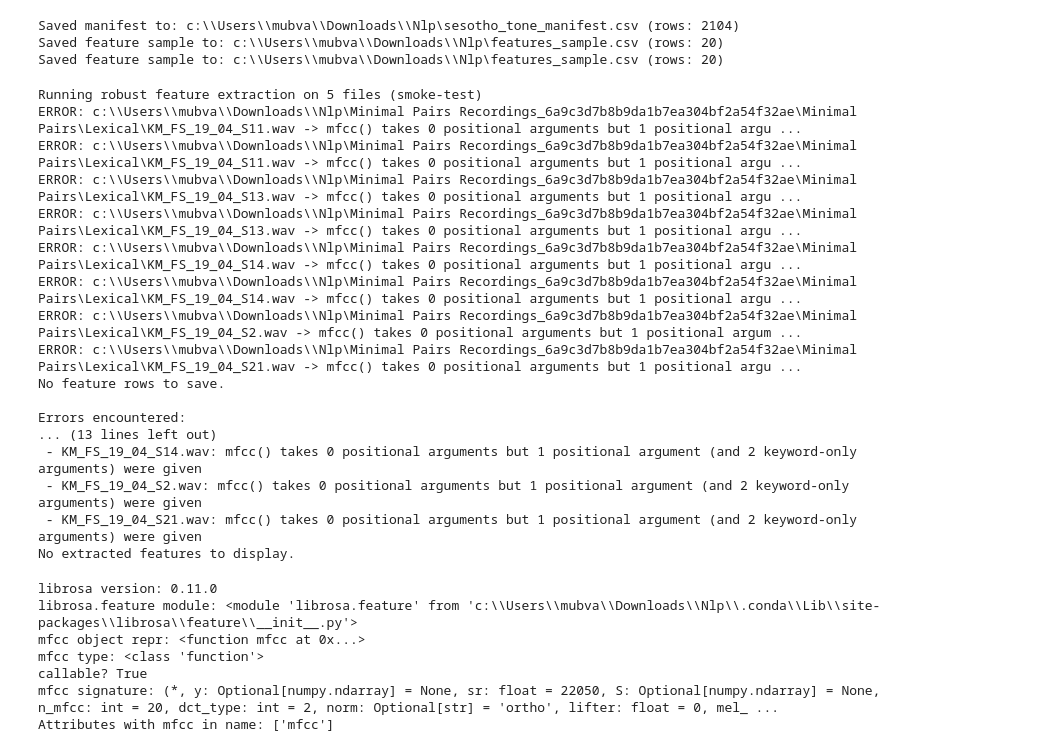
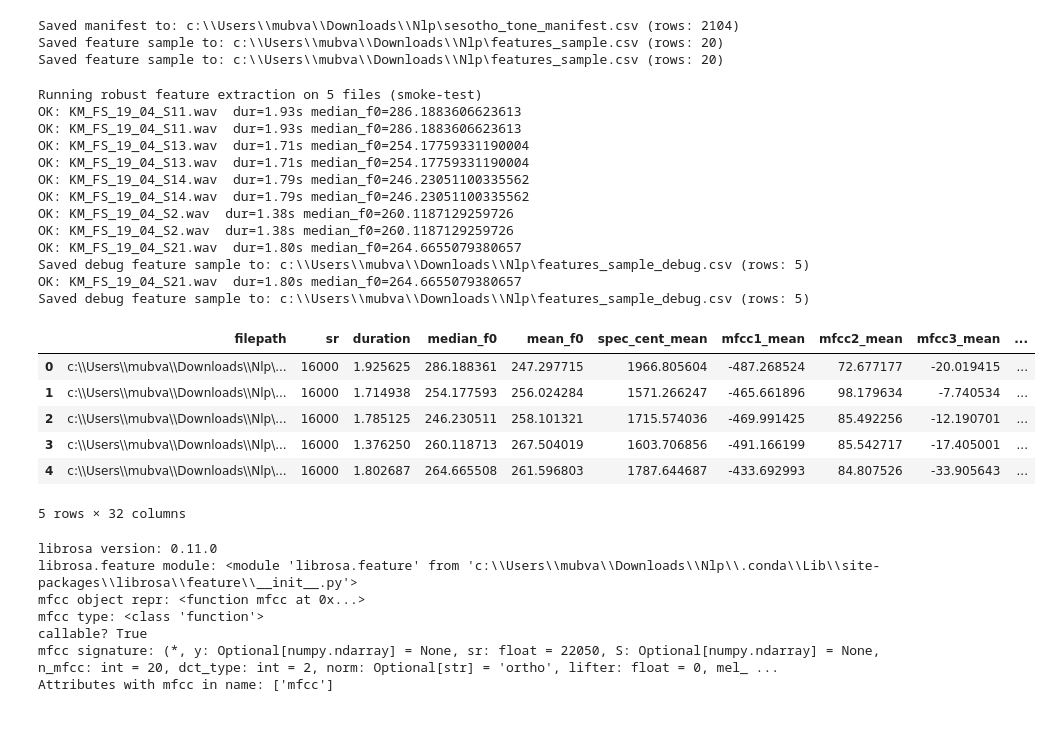
Before and after one commit to KillMonga130/Nlp, a Jupyter notebook: sesotho_tone_extraction_project/sesotho_tone_extraction.ipynb, the cells around one changed output. Saved outputs shown, nothing was run; the diff lists cells and outputs as text; code cells hidden in the pictures; blank space fills up the shorter version.

```diff
--- a/sesotho_tone_extraction_project/sesotho_tone_extraction.ipynb
+++ b/sesotho_tone_extraction_project/sesotho_tone_extraction.ipynb
@@ -510,6 +510,7 @@ Saved feature sample to: c:\\Users\\mubva\\Downloads\\Nlp\features_sample.csv (r
 # --- Step 9: Robust smoke-test for feature extraction (first 5 files) ---
 from pathlib import Path
 
+MANIFEST_PATH = os.path.join(PROJECT_ROOT, 'sesotho_tone_manifest.csv')
 TEST_FEATURES_PATH = os.path.join(PROJECT_ROOT, 'features_sample_debug.csv')
 
 def estimate_f0(y, sr):
@@ -549,10 +550,10 @@ for fp in sample_paths:
         y, sr = librosa.load(fp, sr=16000)
         duration = librosa.get_duration(y=y, sr=sr)
         median_f0, mean_f0 = estimate_f0(y, sr)
-        mfcc = librosa.feature.mfcc(y, sr=sr, n_mfcc=13)
+        mfcc = librosa.feature.mfcc(y=y, sr=sr, n_mfcc=13)
         mfcc_mean = np.mean(mfcc, axis=1)
         mfcc_std = np.std(mfcc, axis=1)
-        spec_cent = librosa.feature.spectral_centroid(y, sr=sr)
+        spec_cent = librosa.feature.spectral_centroid(y=y, sr=sr)
         spec_cent_mean = float(np.mean(spec_cent))
 
         row = {
@@ -565,49 +566,52 @@ for fp in sample_paths:
         }
         for i, val in enumerate(mfcc_mean, start=1):
             row[f'mfcc{str(i)}_mean'] = float(val)
         for i, val in enumerate(mfcc_std, start=1):
             row[f'mfcc{str(i)}_std'] = float(val)
         rows.append(row)
         print(f"OK: {os.path.basename(fp)}  dur={duration:.2f}s median_f0={median_f0}")
     except Exception as e:
         errors.append((fp, str(e)))
         print(f"ERROR: {fp} -> {e}")
 
 if rows:
     df = pd.DataFrame(rows)
     df.to_csv(TEST_FEATURES_PATH, index=False)
     print(f"Saved debug feature sample to: {TEST_FEATURES_PATH} (rows: {len(df)})")
 else:
     print("No feature rows to save.")
 
 if errors:
     print('\nErrors encountered:')
     for fp, msg in errors:
         print(f" - {os.path.basename(fp)}: {msg}")
 
 # Show the dataframe head if available
 if rows:
     display(df.head())
 else:
     print('No extracted features to display.')
 # %% [output]
 Running robust feature extraction on 5 files (smoke-test)
-ERROR: c:\\Users\\mubva\\Downloads\\Nlp\Minimal Pairs Recordings_6a9c3d7b8b9da1b7ea304bf2a54f32ae\Minimal Pairs\Lexical\KM_FS_19_04_S11.wav -> mfcc() takes 0 positional arguments but 1 positional argu ...
-ERROR: c:\\Users\\mubva\\Downloads\\Nlp\Minimal Pairs Recordings_6a9c3d7b8b9da1b7ea304bf2a54f32ae\Minimal Pairs\Lexical\KM_FS_19_04_S11.wav -> mfcc() takes 0 positional arguments but 1 positional argu ...
-ERROR: c:\\Users\\mubva\\Downloads\\Nlp\Minimal Pairs Recordings_6a9c3d7b8b9da1b7ea304bf2a54f32ae\Minimal Pairs\Lexical\KM_FS_19_04_S13.wav -> mfcc() takes 0 positional arguments but 1 positional argu ...
-ERROR: c:\\Users\\mubva\\Downloads\\Nlp\Minimal Pairs Recordings_6a9c3d7b8b9da1b7ea304bf2a54f32ae\Minimal Pairs\Lexical\KM_FS_19_04_S13.wav -> mfcc() takes 0 positional arguments but 1 positional argu ...
-ERROR: c:\\Users\\mubva\\Downloads\\Nlp\Minimal Pairs Recordings_6a9c3d7b8b9da1b7ea304bf2a54f32ae\Minimal Pairs\Lexical\KM_FS_19_04_S14.wav -> mfcc() takes 0 positional arguments but 1 positional argu ...
-ERROR: c:\\Users\\mubva\\Downloads\\Nlp\Minimal Pairs Recordings_6a9c3d7b8b9da1b7ea304bf2a54f32ae\Minimal Pairs\Lexical\KM_FS_19_04_S14.wav -> mfcc() takes 0 positional arguments but 1 positional argu ...
-ERROR: c:\\Users\\mubva\\Downloads\\Nlp\Minimal Pairs Recordings_6a9c3d7b8b9da1b7ea304bf2a54f32ae\Minimal Pairs\Lexical\KM_FS_19_04_S2.wav -> mfcc() takes 0 positional arguments but 1 positional argum ...
-ERROR: c:\\Users\\mubva\\Downloads\\Nlp\Minimal Pairs Recordings_6a9c3d7b8b9da1b7ea304bf2a54f32ae\Minimal Pairs\Lexical\KM_FS_19_04_S21.wav -> mfcc() takes 0 positional arguments but 1 positional argu ...
-No feature rows to save.
-
-Errors encountered:
-... (13 lines left out)
- - KM_FS_19_04_S14.wav: mfcc() takes 0 positional arguments but 1 positional argument (and 2 keyword-only arguments) were given
- - KM_FS_19_04_S2.wav: mfcc() takes 0 positional arguments but 1 positional argument (and 2 keyword-only arguments) were given
- - KM_FS_19_04_S21.wav: mfcc() takes 0 positional arguments but 1 positional argument (and 2 keyword-only arguments) were given
-No extracted features to display.
+OK: KM_FS_19_04_S11.wav  dur=1.93s median_f0=286.1883606623613
+OK: KM_FS_19_04_S11.wav  dur=1.93s median_f0=286.1883606623613
+OK: KM_FS_19_04_S13.wav  dur=1.71s median_f0=254.17759331190004
+OK: KM_FS_19_04_S13.wav  dur=1.71s median_f0=254.17759331190004
+OK: KM_FS_19_04_S14.wav  dur=1.79s median_f0=246.23051100335562
+OK: KM_FS_19_04_S14.wav  dur=1.79s median_f0=246.23051100335562
+OK: KM_FS_19_04_S2.wav  dur=1.38s median_f0=260.1187129259726
+OK: KM_FS_19_04_S2.wav  dur=1.38s median_f0=260.1187129259726
+OK: KM_FS_19_04_S21.wav  dur=1.80s median_f0=264.6655079380657
+Saved debug feature sample to: c:\\Users\\mubva\\Downloads\\Nlp\features_sample_debug.csv (rows: 5)
+OK: KM_FS_19_04_S21.wav  dur=1.80s median_f0=264.6655079380657
+Saved debug feature sample to: c:\\Users\\mubva\\Downloads\\Nlp\features_sample_debug.csv (rows: 5)
+|  | filepath | sr | duration | median_f0 | mean_f0 | spec_cent_mean | mfcc1_mean | mfcc2_mean | mfcc3_mean | ... |
+| 0 | c:\\Users\\mubva\\Downloads\\Nlp\... | 16000 | 1.925625 | 286.188361 | 247.297715 | 1966.805604 | -487.268524 | 72.677177 | -20.019415 | ... |
+| 1 | c:\\Users\\mubva\\Downloads\\Nlp\... | 16000 | 1.714938 | 254.177593 | 256.024284 | 1571.266247 | -465.661896 | 98.179634 | -7.740534 | ... |
+| 2 | c:\\Users\\mubva\\Downloads\\Nlp\... | 16000 | 1.785125 | 246.230511 | 258.101321 | 1715.574036 | -469.991425 | 85.492256 | -12.190701 | ... |
+| 3 | c:\\Users\\mubva\\Downloads\\Nlp\... | 16000 | 1.376250 | 260.118713 | 267.504019 | 1603.706856 | -491.166199 | 85.542717 | -17.405001 | ... |
+| 4 | c:\\Users\\mubva\\Downloads\\Nlp\... | 16000 | 1.802687 | 264.665508 | 261.596803 | 1787.644687 | -433.692993 | 84.807526 | -33.905643 | ... |
+5 rows × 32 columns
 # %%
 # --- Debug: Inspect librosa.feature.mfcc binding ---
 import inspect
```
Also changed, not shown: parts of 6 cells of this notebook, 15 other files.
